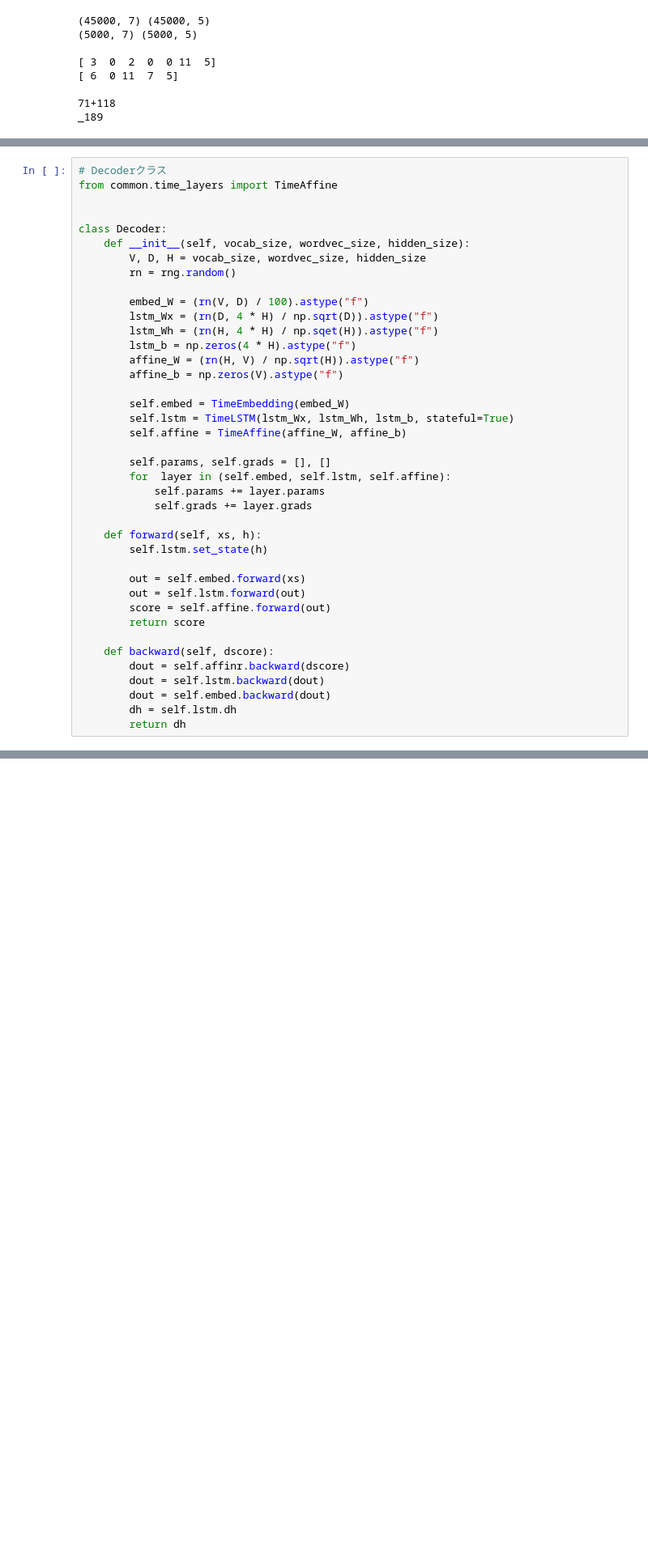
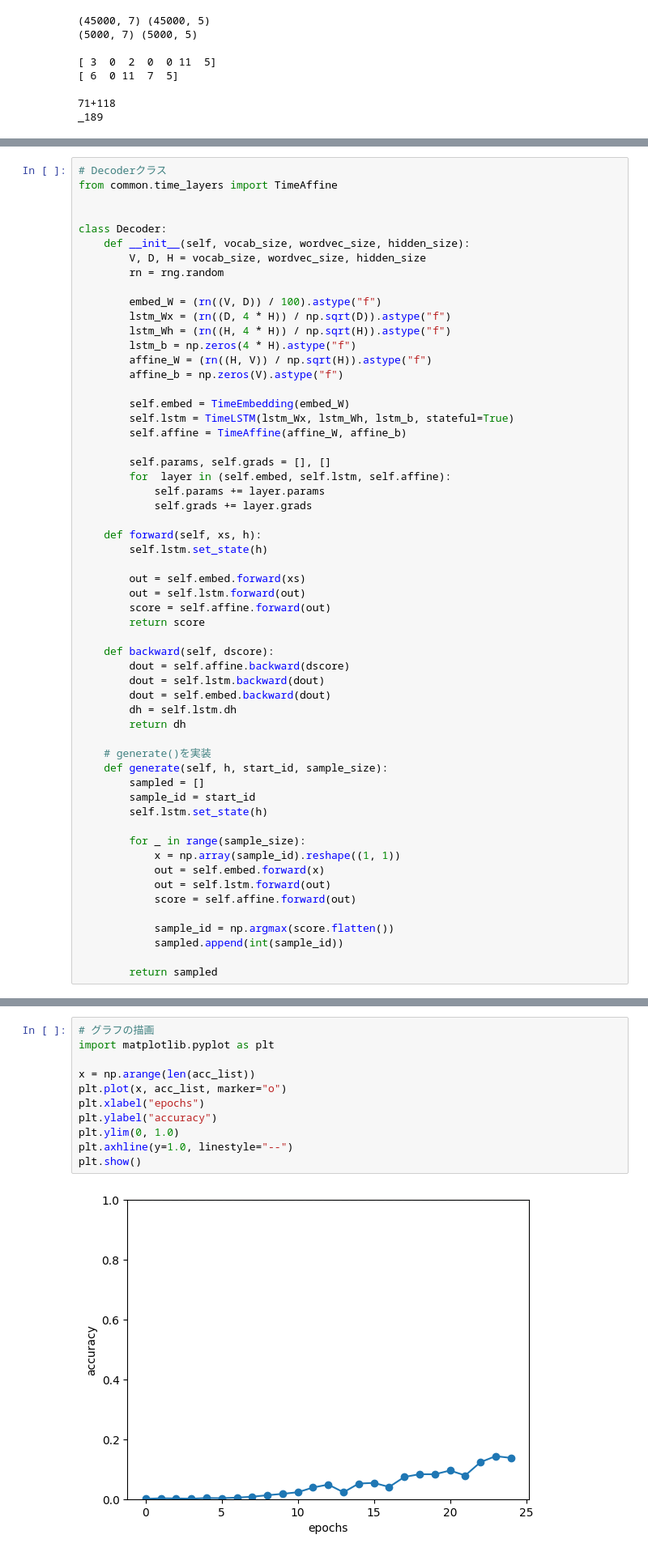
Before and after one commit to k6jf8wfhxh-ux/make-deep-learning-from-scratch-2, a Jupyter notebook: ch07/ch07_practice.ipynb, the cells around one changed output, grey strips where cells are left out. Shown at 81% size. Drawn from its saved outputs; the diff is of its cells as text; blank space fills up the shorter version.

Commit message:
Seq2Seqの評価 / グラフの描画

```diff
--- a/ch07/ch07_practice.ipynb
+++ b/ch07/ch07_practice.ipynb
@@ -132,13 +135,13 @@ from common.time_layers import TimeAffine
 class Decoder:
     def __init__(self, vocab_size, wordvec_size, hidden_size):
         V, D, H = vocab_size, wordvec_size, hidden_size
-        rn = rng.random()
+        rn = rng.random
 
-        embed_W = (rn(V, D) / 100).astype("f")
-        lstm_Wx = (rn(D, 4 * H) / np.sqrt(D)).astype("f")
-        lstm_Wh = (rn(H, 4 * H) / np.sqet(H)).astype("f")
+        embed_W = (rn((V, D)) / 100).astype("f")
+        lstm_Wx = (rn((D, 4 * H)) / np.sqrt(D)).astype("f")
+        lstm_Wh = (rn((H, 4 * H)) / np.sqrt(H)).astype("f")
         lstm_b = np.zeros(4 * H).astype("f")
-        affine_W = (rn(H, V) / np.sqrt(H)).astype("f")
+        affine_W = (rn((H, V)) / np.sqrt(H)).astype("f")
         affine_b = np.zeros(V).astype("f")
 
         self.embed = TimeEmbedding(embed_W)
@@ -159,8 +162,25 @@ class Decoder:
         return score
 
     def backward(self, dscore):
-        dout = self.affinr.backward(dscore)
+        dout = self.affine.backward(dscore)
         dout = self.lstm.backward(dout)
         dout = self.embed.backward(dout)
         dh = self.lstm.dh
         return dh
+
+    # generate()を実装
+    def generate(self, h, start_id, sample_size):
+        sampled = []
+        sample_id = start_id
+        self.lstm.set_state(h)
+
+        for _ in range(sample_size):
+            x = np.array(sample_id).reshape((1, 1))
+            out = self.embed.forward(x)
+            out = self.lstm.forward(out)
+            score = self.affine.forward(out)
+
+            sample_id = np.argmax(score.flatten())
+            sampled.append(int(sample_id))
+
+        return sampled
@@ -217,0 +282,13 @@ class Seq2Seq(BaseModel):
+# %%
+# グラフの描画
+import matplotlib.pyplot as plt
+
+x = np.arange(len(acc_list))
+plt.plot(x, acc_list, marker="o")
+plt.xlabel("epochs")
+plt.ylabel("accuracy")
+plt.ylim(0, 1.0)
+plt.axhline(y=1.0, linestyle="--")
+plt.show()
+# %% [output]
+[figure, added]
```
Also changed, not shown: parts of 4 cells of this notebook, 2 other files.
